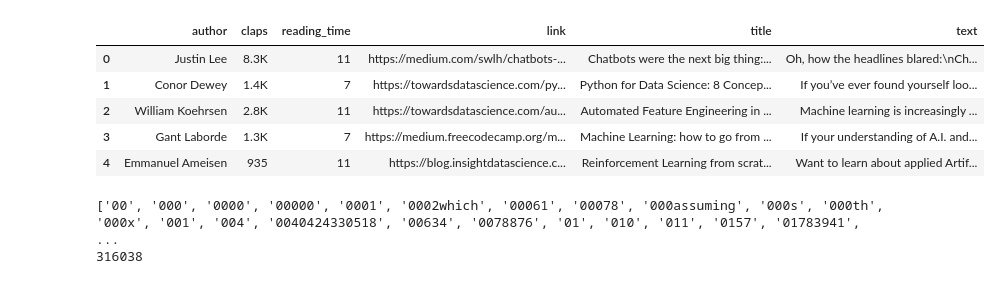
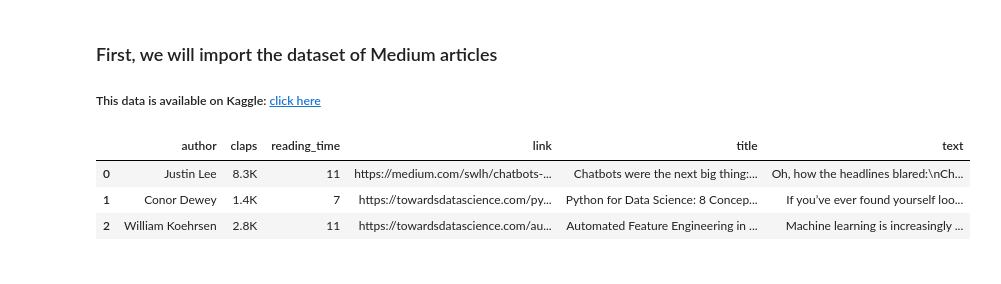
Before and after one commit to dudikbender/springboard, a Jupyter notebook: Capstone_2/Analysis of Data Science Articles.ipynb, the cells around one changed output. Saved outputs shown, nothing was run; the diff lists cells and outputs as text; code cells hidden in the pictures.

```diff
--- a/Capstone_2/Analysis of Data Science Articles.ipynb
+++ b/Capstone_2/Analysis of Data Science Articles.ipynb
@@ -9,10 +15,12 @@ import nltk
+# %% [markdown]
+### First, we will import the dataset of Medium articles
+
+##### This data is available on Kaggle: [click here](https://www.kaggle.com/hsankesara/medium-articles)
 # %%
-df = pd.read_csv('data/articles.csv')
-df.head()
+articles = pd.read_csv('data/articles.csv')
+articles.head(3)
 # %% [output]
 |  | author | claps | reading_time | link | title | text |
 | 0 | Justin Lee | 8.3K | 11 | https://medium.com/swlh/chatbots-... | Chatbots were the next big thing:... | Oh, how the headlines blared:\nCh... |
 | 1 | Conor Dewey | 1.4K | 7 | https://towardsdatascience.com/py... | Python for Data Science: 8 Concep... | If you’ve ever found yourself loo... |
 | 2 | William Koehrsen | 2.8K | 11 | https://towardsdatascience.com/au... | Automated Feature Engineering in ... | Machine learning is increasingly ... |
-| 3 | Gant Laborde | 1.3K | 7 | https://medium.freecodecamp.org/m... | Machine Learning: how to go from ... | If your understanding of A.I. and... |
-| 4 | Emmanuel Ameisen | 935 | 11 | https://blog.insightdatascience.c... | Reinforcement Learning from scrat... | Want to learn about applied Artif... |
@@ -25,11 +26,0 @@ doc = nlp(df.iloc[0].text)
-# %%
-from sklearn.feature_extraction.text import CountVectorizer
-
-cv = CountVectorizer(stop_words='english')
-
-words = cv.fit_transform(df.text)
-print(cv.get_feature_names())
-print(words.toarray().sum())
-# %% [output]
-['00', '000', '0000', '00000', '0001', '0002which', '00061', '00078', '000assuming', '000s', '000th', '000x', '001', '004', '0040424330518', '00634', '0078876', '01', '010', '011', '0157', '01783941', ...
-316038
```
Also changed, not shown: parts of 41 cells of this notebook, 2 other files.
